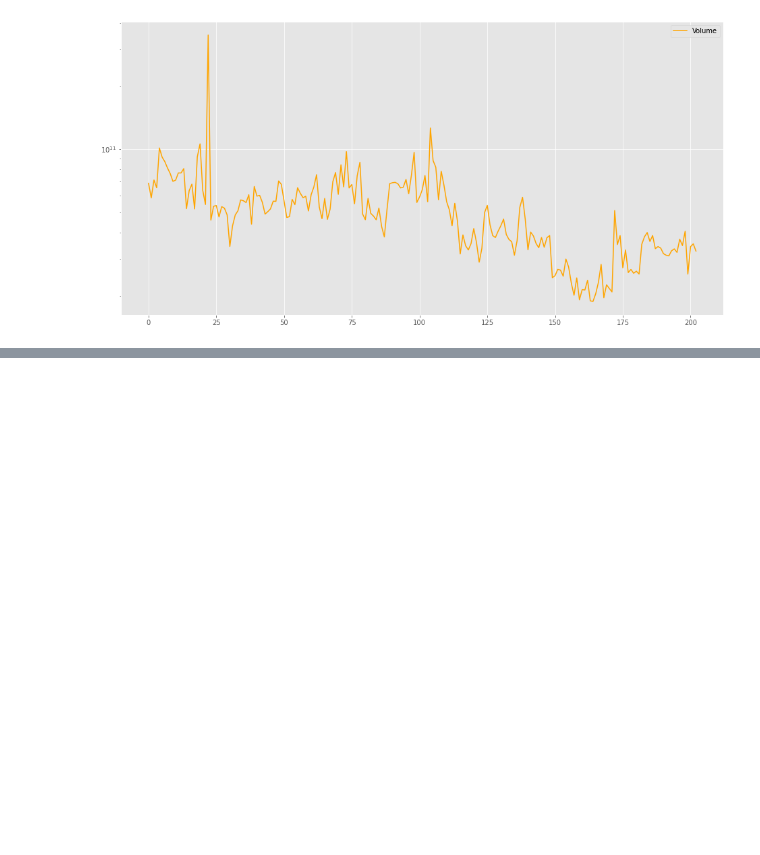
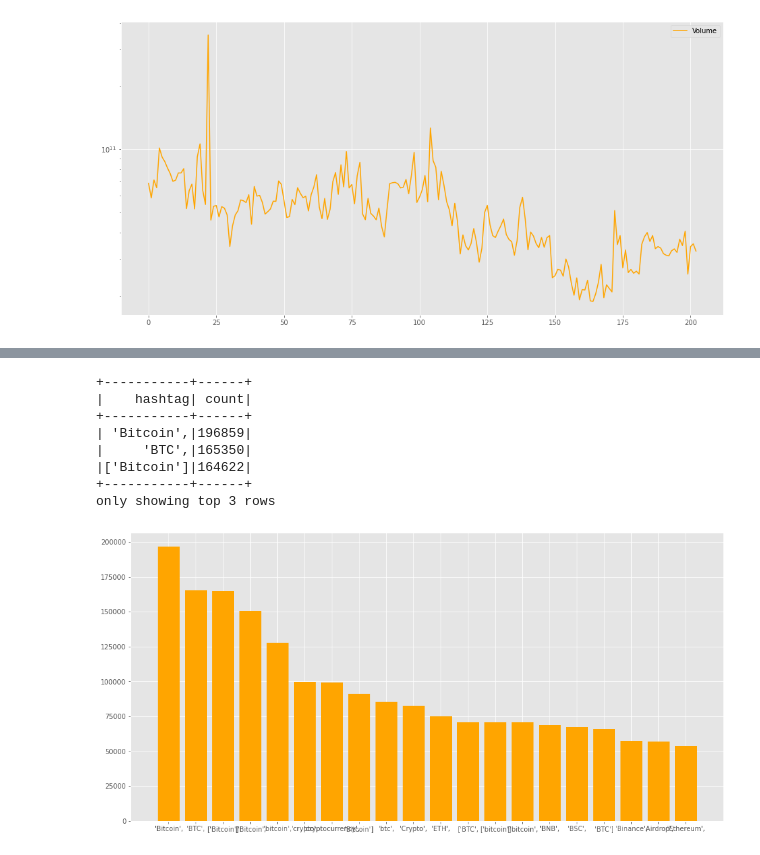
Before and after one commit to snenenenenenene/btc-twitter-data-mining, a Jupyter notebook: main.ipynb, the cells around one changed output, grey strips where cells are left out. Cells and saved outputs as stored; diff of their text form; code cells hidden in the pictures; blank space fills up the shorter version.

```diff
--- a/main.ipynb
+++ b/main.ipynb
@@ -322,0 +332,22 @@ only showing top 20 rows
+# %%
+hashtags_occurance = tweets_df.withColumn('hashtag', F.explode(F.split(F.col('hashtags'), ' '))).groupBy('hashtag').count().sort('count', ascending=False).limit(20)
+hashtags_occurance.show(3)
+hashtag_rows = hashtags_occurance.select("hashtag").collect()
+x = list(map(lambda r: (r['hashtag']), hashtag_rows))
+
+y_rows = hashtags_occurance.select("count").collect()
+y = list(map(lambda r: int(r['count']), y_rows))
+
+plt.subplots(figsize=(16, 8))
+plt.bar(x,y, color='orange', label='Volume')
+plt.show()
+# %% [output]
++-----------+------+
+|    hashtag| count|
++-----------+------+
+| 'Bitcoin',|196859|
+|     'BTC',|165350|
+|['Bitcoin']|164622|
++-----------+------+
+only showing top 3 rows
+[figure, added]
```
Also changed, not shown: parts of 15 cells of this notebook.
